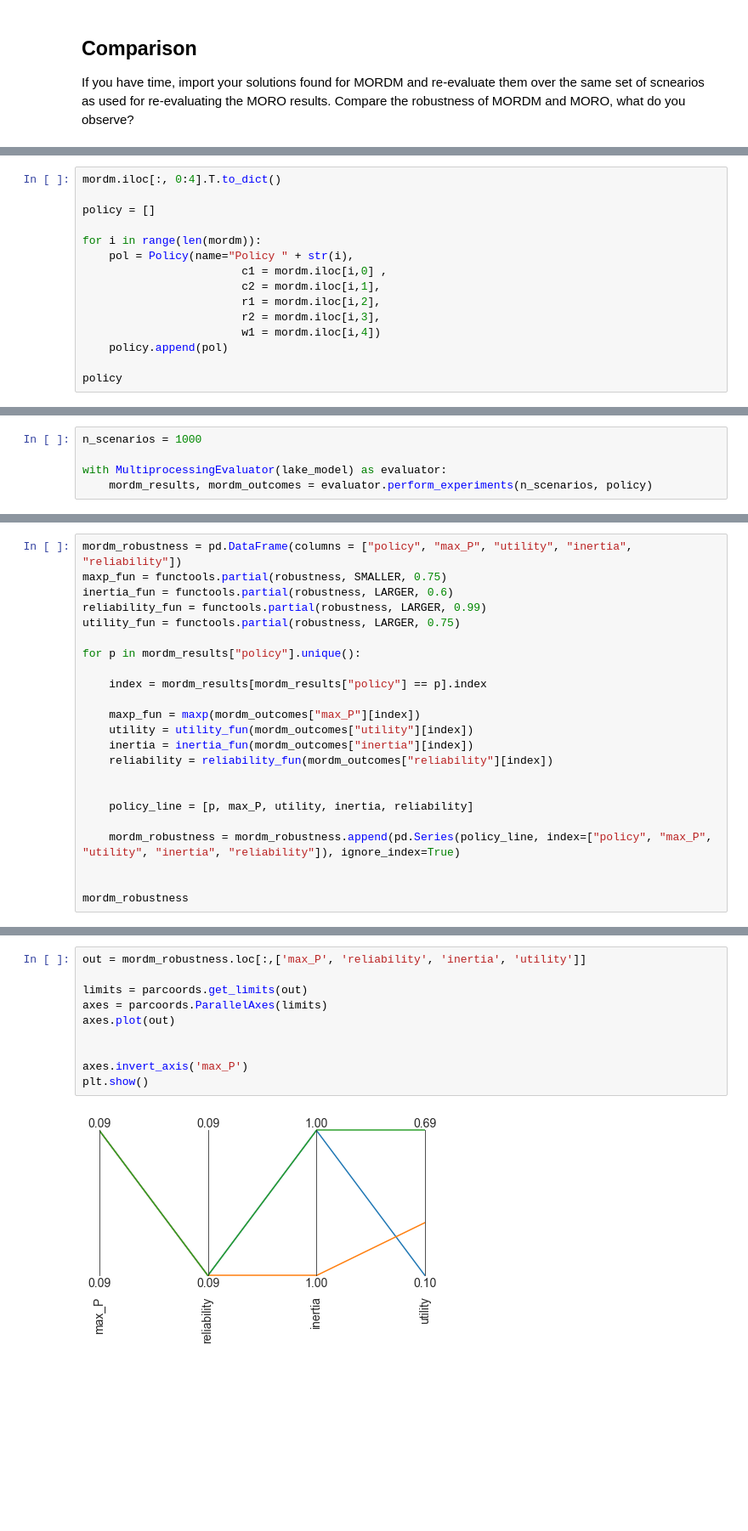
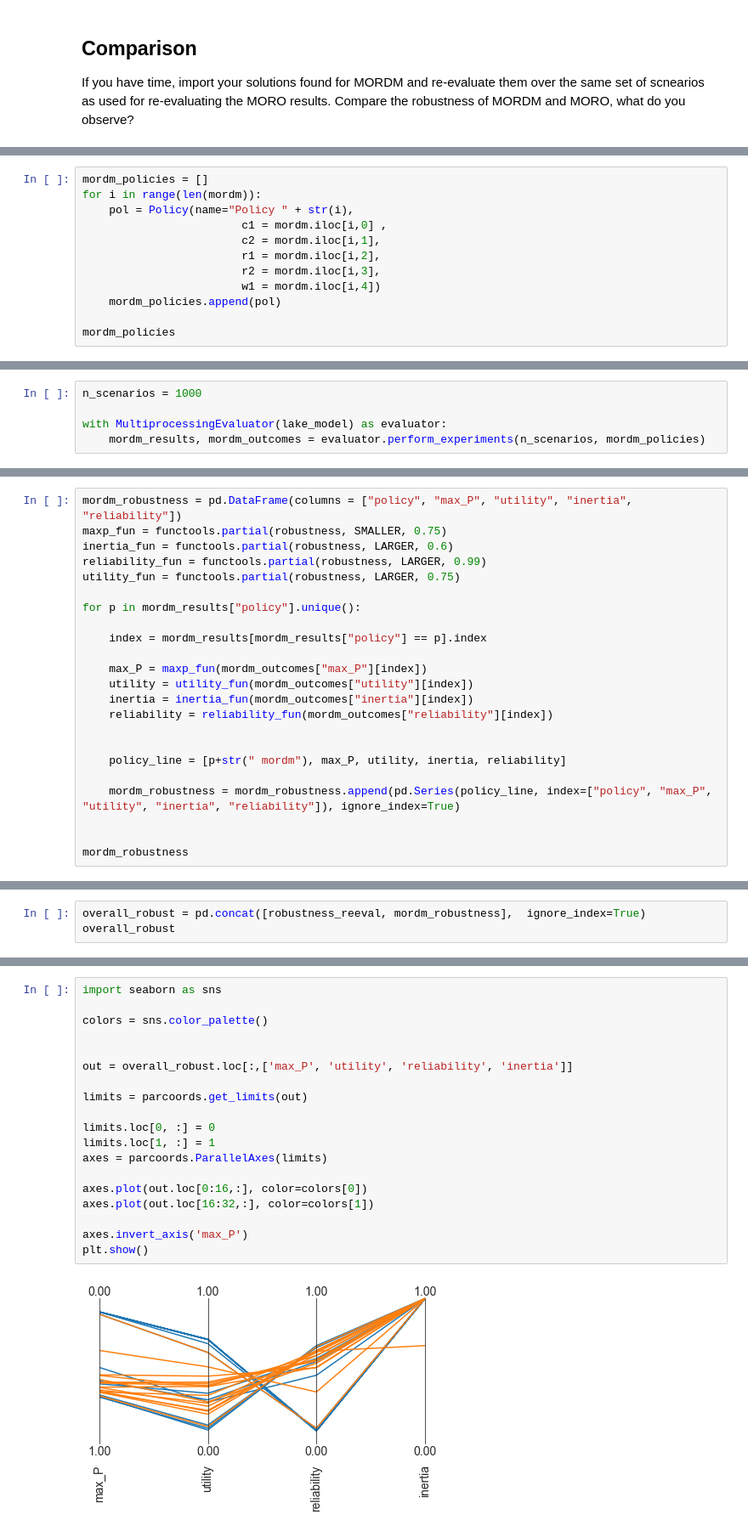
Before and after one commit to codedevonfire/EPA1361, a Jupyter notebook: Week 5-6 - robustness and direct search/assignment 10 - MORO.ipynb, the cells around one changed output, grey strips where cells are left out. Shown: that part at 85% size. Cells and saved outputs as stored; diff of their text form; blank space fills up the shorter version.

```diff
--- a/Week 5-6 - robustness and direct search/assignment 10 - MORO.ipynb
+++ b/Week 5-6 - robustness and direct search/assignment 10 - MORO.ipynb
@@ -369,8 +409,5 @@ mordm = pd.read_csv('mordm filtered polices.csv')
 # %%
-mordm.iloc[:, 0:4].T.to_dict()
-
-policy = []
-
+mordm_policies = []
 for i in range(len(mordm)):
     pol = Policy(name="Policy " + str(i),
                         c1 = mordm.iloc[i,0] ,
@@ -378,7 +415,7 @@ for i in range(len(mordm)):
                         r1 = mordm.iloc[i,2],
                         r2 = mordm.iloc[i,3],
                         w1 = mordm.iloc[i,4])
-    policy.append(pol)
+    mordm_policies.append(pol)
 
-policy
+mordm_policies
 # %% [output]
@@ -389,6 +439,6 @@ policy
 n_scenarios = 1000
 
 with MultiprocessingEvaluator(lake_model) as evaluator:
-    mordm_results, mordm_outcomes = evaluator.perform_experiments(n_scenarios, policy)
+    mordm_results, mordm_outcomes = evaluator.perform_experiments(n_scenarios, mordm_policies)
 # %% [output]
 [MainProcess/INFO] pool started
@@ -416,13 +466,13 @@ for p in mordm_results["policy"].unique():
 
     index = mordm_results[mordm_results["policy"] == p].index
 
-    maxp_fun = maxp(mordm_outcomes["max_P"][index])
+    max_P = maxp_fun(mordm_outcomes["max_P"][index])
     utility = utility_fun(mordm_outcomes["utility"][index])
     inertia = inertia_fun(mordm_outcomes["inertia"][index])
     reliability = reliability_fun(mordm_outcomes["reliability"][index])
 
 
-    policy_line = [p, max_P, utility, inertia, reliability]
+    policy_line = [p+str(" mordm"), max_P, utility, inertia, reliability]
 
     mordm_robustness = mordm_robustness.append(pd.Series(policy_line, index=["policy", "max_P", "utility", "inertia", "reliability"]), ignore_index=True)
 
@@ -435,0 +499,3 @@ mordm_robustness
+# %%
+overall_robust = pd.concat([robustness_reeval, mordm_robustness],  ignore_index=True)
+overall_robust
@@ -436,12 +520,21 @@ mordm_robustness
 # %%
-out = mordm_robustness.loc[:,['max_P', 'reliability', 'inertia', 'utility']]
+import seaborn as sns
+
+colors = sns.color_palette()
+
+
+out = overall_robust.loc[:,['max_P', 'utility', 'reliability', 'inertia']]
 
 limits = parcoords.get_limits(out)
+
+limits.loc[0, :] = 0
+limits.loc[1, :] = 1
 axes = parcoords.ParallelAxes(limits)
-axes.plot(out)
 
+axes.plot(out.loc[0:16,:], color=colors[0])
+axes.plot(out.loc[16:32,:], color=colors[1])
 
 axes.invert_axis('max_P')
 plt.show()
 # %% [output]
-[figure, old version]
+[figure, new version]
```
Also changed, not shown: parts of 13 cells of this notebook, 3 other files.
